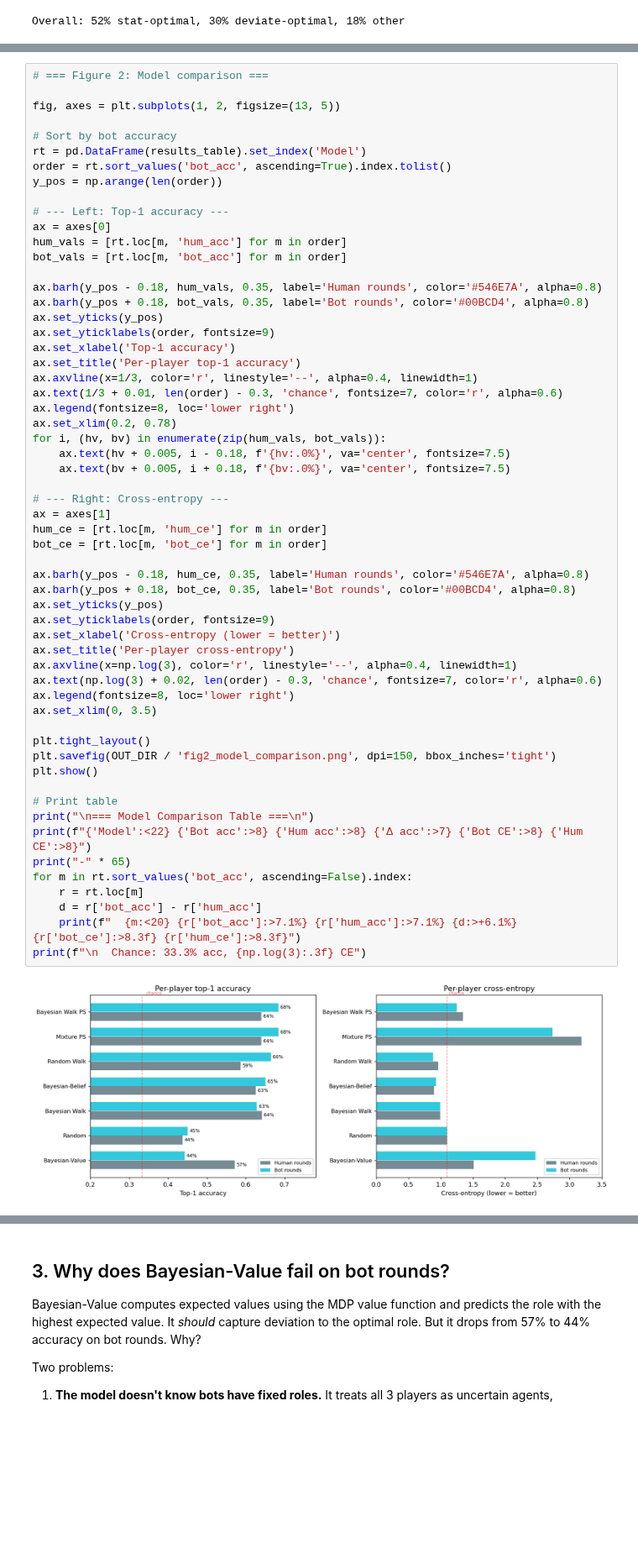
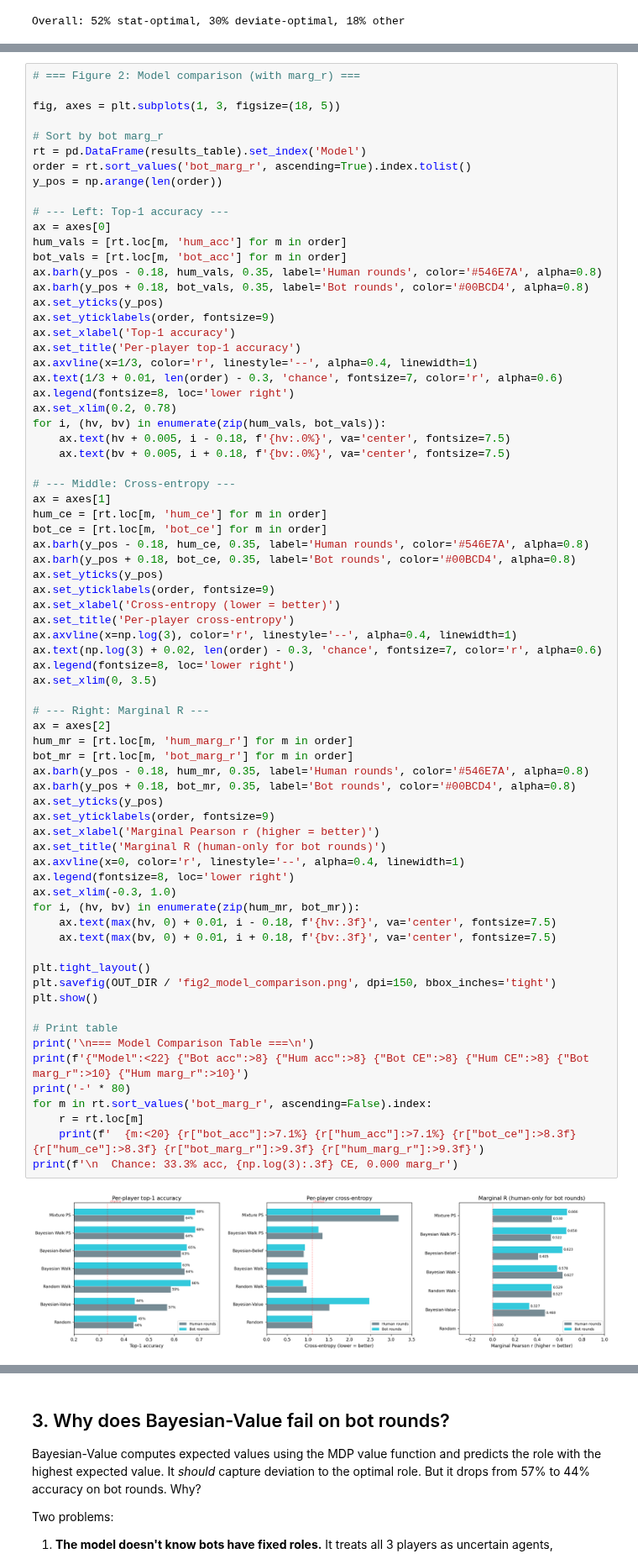
Before and after one commit to jolow99/bayesian-role-specialization, a Jupyter notebook: analysis/experiments/2026-04-02-bot-round-analysis/analysis.ipynb, the cells around one changed output, grey strips where cells are left out. Shown at 84% size. Cells and saved outputs as stored; diff of their text form; blank space fills up the shorter version.

```diff
--- a/analysis/experiments/2026-04-02-bot-round-analysis/analysis.ipynb
+++ b/analysis/experiments/2026-04-02-bot-round-analysis/analysis.ipynb
@@ -575,18 +679,17 @@ We evaluate per-player **top-1 accuracy** (does the model's most-likely role mat
 # %%
-# === Figure 2: Model comparison ===
+# === Figure 2: Model comparison (with marg_r) ===
 
-fig, axes = plt.subplots(1, 2, figsize=(13, 5))
+fig, axes = plt.subplots(1, 3, figsize=(18, 5))
 
-# Sort by bot accuracy
+# Sort by bot marg_r
 rt = pd.DataFrame(results_table).set_index('Model')
-order = rt.sort_values('bot_acc', ascending=True).index.tolist()
+order = rt.sort_values('bot_marg_r', ascending=True).index.tolist()
 y_pos = np.arange(len(order))
 
 # --- Left: Top-1 accuracy ---
 ax = axes[0]
 hum_vals = [rt.loc[m, 'hum_acc'] for m in order]
 bot_vals = [rt.loc[m, 'bot_acc'] for m in order]
-
 ax.barh(y_pos - 0.18, hum_vals, 0.35, label='Human rounds', color='#546E7A', alpha=0.8)
 ax.barh(y_pos + 0.18, bot_vals, 0.35, label='Bot rounds', color='#00BCD4', alpha=0.8)
 ax.set_yticks(y_pos)
@@ -595,42 +698,57 @@ ax.set_xlabel('Top-1 accuracy')
 ax.set_title('Per-player top-1 accuracy')
 ax.axvline(x=1/3, color='r', linestyle='--', alpha=0.4, linewidth=1)
 ax.text(1/3 + 0.01, len(order) - 0.3, 'chance', fontsize=7, color='r', alpha=0.6)
 ax.legend(fontsize=8, loc='lower right')
 ax.set_xlim(0.2, 0.78)
 for i, (hv, bv) in enumerate(zip(hum_vals, bot_vals)):
     ax.text(hv + 0.005, i - 0.18, f'{hv:.0%}', va='center', fontsize=7.5)
     ax.text(bv + 0.005, i + 0.18, f'{bv:.0%}', va='center', fontsize=7.5)
 
-# --- Right: Cross-entropy ---
+# --- Middle: Cross-entropy ---
 ax = axes[1]
 hum_ce = [rt.loc[m, 'hum_ce'] for m in order]
 bot_ce = [rt.loc[m, 'bot_ce'] for m in order]
-
 ax.barh(y_pos - 0.18, hum_ce, 0.35, label='Human rounds', color='#546E7A', alpha=0.8)
 ax.barh(y_pos + 0.18, bot_ce, 0.35, label='Bot rounds', color='#00BCD4', alpha=0.8)
 ax.set_yticks(y_pos)
 ax.set_yticklabels(order, fontsize=9)
 ax.set_xlabel('Cross-entropy (lower = better)')
 ax.set_title('Per-player cross-entropy')
 ax.axvline(x=np.log(3), color='r', linestyle='--', alpha=0.4, linewidth=1)
 ax.text(np.log(3) + 0.02, len(order) - 0.3, 'chance', fontsize=7, color='r', alpha=0.6)
 ax.legend(fontsize=8, loc='lower right')
 ax.set_xlim(0, 3.5)
 
+# --- Right: Marginal R ---
+ax = axes[2]
+hum_mr = [rt.loc[m, 'hum_marg_r'] for m in order]
+bot_mr = [rt.loc[m, 'bot_marg_r'] for m in order]
+ax.barh(y_pos - 0.18, hum_mr, 0.35, label='Human rounds', color='#546E7A', alpha=0.8)
+ax.barh(y_pos + 0.18, bot_mr, 0.35, label='Bot rounds', color='#00BCD4', alpha=0.8)
+ax.set_yticks(y_pos)
+ax.set_yticklabels(order, fontsize=9)
+ax.set_xlabel('Marginal Pearson r (higher = better)')
+ax.set_title('Marginal R (human-only for bot rounds)')
+ax.axvline(x=0, color='r', linestyle='--', alpha=0.4, linewidth=1)
+ax.legend(fontsize=8, loc='lower right')
+ax.set_xlim(-0.3, 1.0)
+for i, (hv, bv) in enumerate(zip(hum_mr, bot_mr)):
+    ax.text(max(hv, 0) + 0.01, i - 0.18, f'{hv:.3f}', va='center', fontsize=7.5)
+    ax.text(max(bv, 0) + 0.01, i + 0.18, f'{bv:.3f}', va='center', fontsize=7.5)
+
 plt.tight_layout()
 plt.savefig(OUT_DIR / 'fig2_model_comparison.png', dpi=150, bbox_inches='tight')
 plt.show()
 
 # Print table
-print("\n=== Model Comparison Table ===\n")
-print(f"{'Model':<22} {'Bot acc':>8} {'Hum acc':>8} {'Δ acc':>7} {'Bot CE':>8} {'Hum CE':>8}")
-print("-" * 65)
-for m in rt.sort_values('bot_acc', ascending=False).index:
+print('\n=== Model Comparison Table ===\n')
+print(f'{"Model":<22} {"Bot acc":>8} {"Hum acc":>8} {"Bot CE":>8} {"Hum CE":>8} {"Bot marg_r":>10} {"Hum marg_r":>10}')
+print('-' * 80)
+for m in rt.sort_values('bot_marg_r', ascending=False).index:
     r = rt.loc[m]
-    d = r['bot_acc'] - r['hum_acc']
-    print(f"  {m:<20} {r['bot_acc']:>7.1%} {r['hum_acc']:>7.1%} {d:>+6.1%} {r['bot_ce']:>8.3f} {r['hum_ce']:>8.3f}")
-print(f"\n  Chance: 33.3% acc, {np.log(3):.3f} CE")
+    print(f'  {m:<20} {r["bot_acc"]:>7.1%} {r["hum_acc"]:>7.1%} {r["bot_ce"]:>8.3f} {r["hum_ce"]:>8.3f} {r["bot_marg_r"]:>9.3f} {r["hum_marg_r"]:>9.3f}')
+print(f'\n  Chance: 33.3% acc, {np.log(3):.3f} CE, 0.000 marg_r')
 # %% [output]
-[figure, old version]
+[figure, new version]
 === Model Comparison Table ===
 
```
Also changed, not shown: parts of 3 cells of this notebook, 13 other files.
